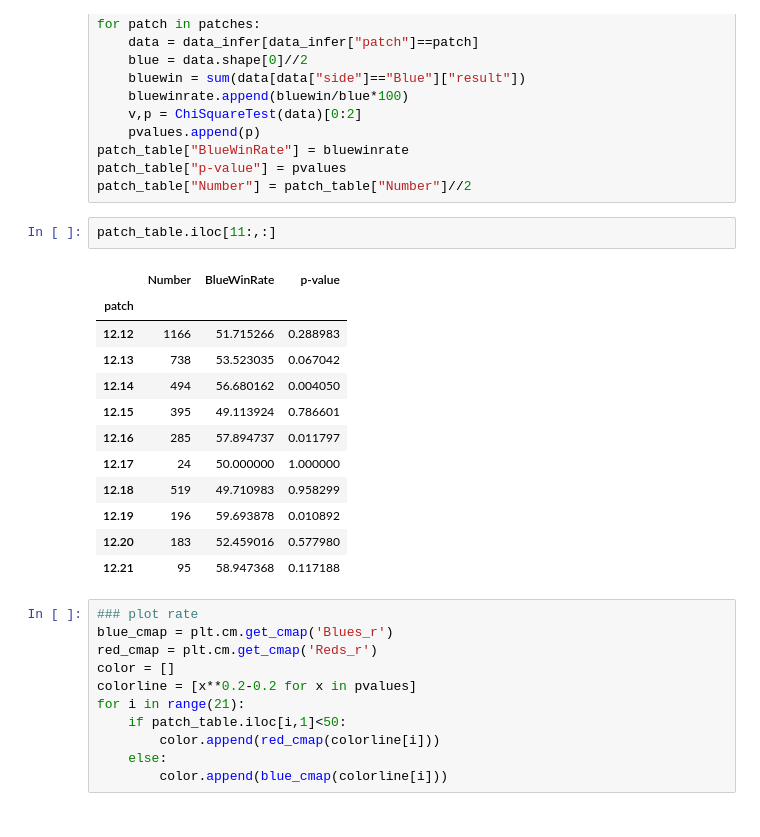
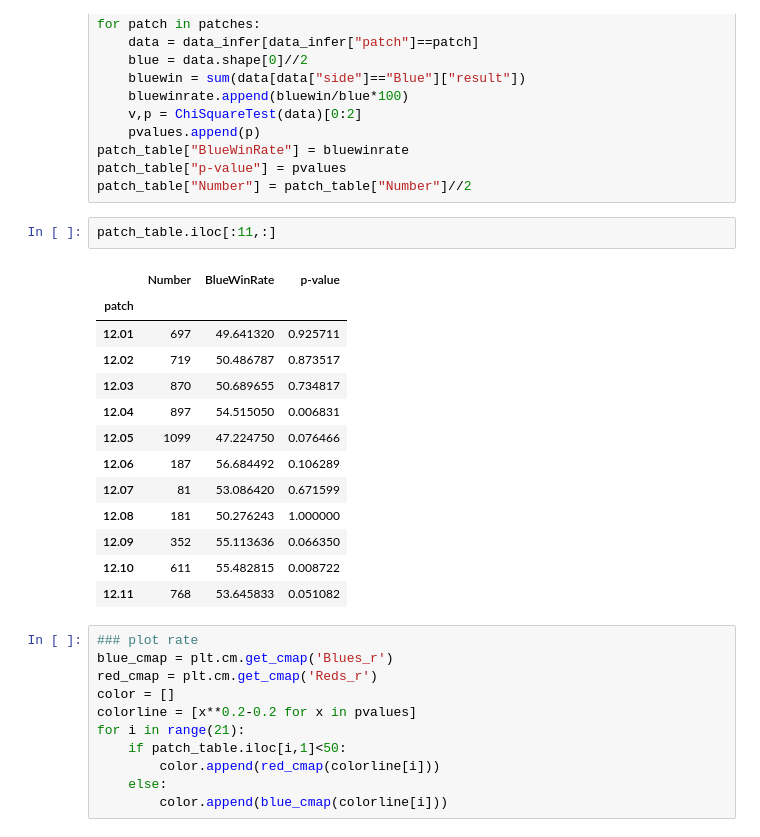
Before and after one commit to cindyLuo99/lol2022, a Jupyter notebook: analysis.ipynb, the cells around one changed output. Saved outputs shown, nothing was run; the diff lists cells and outputs as text.

```diff
--- a/analysis.ipynb
+++ b/analysis.ipynb
@@ -218,20 +219,21 @@ patch_table["BlueWinRate"] = bluewinrate
 patch_table["p-value"] = pvalues
 patch_table["Number"] = patch_table["Number"]//2
 # %%
-patch_table.iloc[11:,:]
+patch_table.iloc[:11,:]
 # %% [output]
 |  | Number | BlueWinRate | p-value |
 | patch |  |  |  |
-| 12.12 | 1166 | 51.715266 | 0.288983 |
-| 12.13 | 738 | 53.523035 | 0.067042 |
-| 12.14 | 494 | 56.680162 | 0.004050 |
-| 12.15 | 395 | 49.113924 | 0.786601 |
-| 12.16 | 285 | 57.894737 | 0.011797 |
-| 12.17 | 24 | 50.000000 | 1.000000 |
-| 12.18 | 519 | 49.710983 | 0.958299 |
-| 12.19 | 196 | 59.693878 | 0.010892 |
-| 12.20 | 183 | 52.459016 | 0.577980 |
-| 12.21 | 95 | 58.947368 | 0.117188 |
+| 12.01 | 697 | 49.641320 | 0.925711 |
+| 12.02 | 719 | 50.486787 | 0.873517 |
+| 12.03 | 870 | 50.689655 | 0.734817 |
+| 12.04 | 897 | 54.515050 | 0.006831 |
+| 12.05 | 1099 | 47.224750 | 0.076466 |
+| 12.06 | 187 | 56.684492 | 0.106289 |
+| 12.07 | 81 | 53.086420 | 0.671599 |
+| 12.08 | 181 | 50.276243 | 1.000000 |
+| 12.09 | 352 | 55.113636 | 0.066350 |
+| 12.10 | 611 | 55.482815 | 0.008722 |
+| 12.11 | 768 | 53.645833 | 0.051082 |
 # %%
 ### plot rate
 blue_cmap = plt.cm.get_cmap('Blues_r')
```
Also changed, not shown: parts of 17 cells of this notebook.
